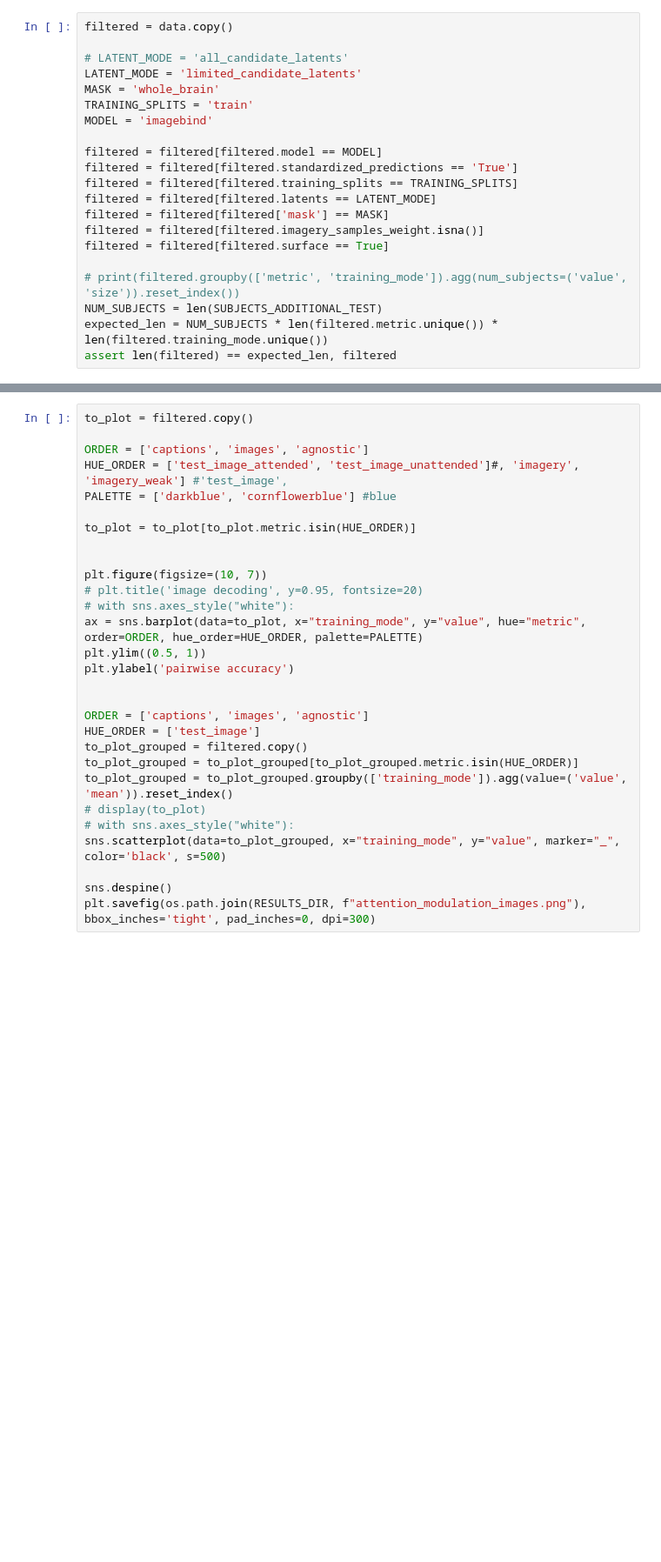
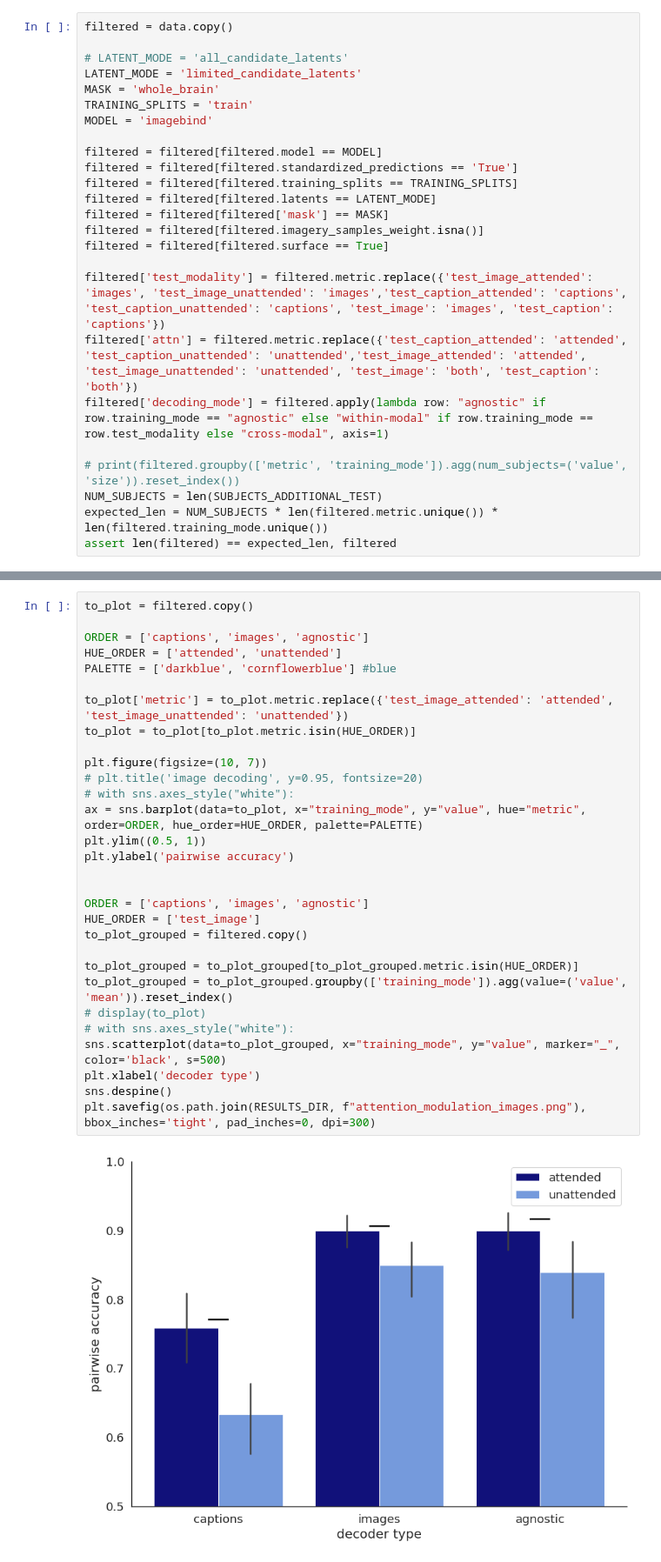
Before and after one commit to mitjanikolaus/multimodal_decoding, a Jupyter notebook: notebooks/analysis_attention_modulation.ipynb, the cells around one changed output, grey strips where cells are left out. Shown at 87% size. Drawn from its saved outputs; the diff is of its cells as text; blank space fills up the shorter version.

```diff
--- a/notebooks/analysis_attention_modulation.ipynb
+++ b/notebooks/analysis_attention_modulation.ipynb
@@ -65,6 +99,10 @@ filtered = filtered[filtered['mask'] == MASK]
 filtered = filtered[filtered.imagery_samples_weight.isna()]
 filtered = filtered[filtered.surface == True]
 
+filtered['test_modality'] = filtered.metric.replace({'test_image_attended': 'images', 'test_image_unattended': 'images','test_caption_attended': 'captions', 'test_caption_unattended': 'captions', 'test_image': 'images', 'test_caption': 'captions'})
+filtered['attn'] = filtered.metric.replace({'test_caption_attended': 'attended', 'test_caption_unattended': 'unattended','test_image_attended': 'attended', 'test_image_unattended': 'unattended', 'test_image': 'both', 'test_caption': 'both'})
+filtered['decoding_mode'] = filtered.apply(lambda row: "agnostic" if row.training_mode == "agnostic" else "within-modal" if row.training_mode == row.test_modality else "cross-modal", axis=1)
+
 # print(filtered.groupby(['metric', 'training_mode']).agg(num_subjects=('value', 'size')).reset_index())
 NUM_SUBJECTS = len(SUBJECTS_ADDITIONAL_TEST)
 expected_len = NUM_SUBJECTS * len(filtered.metric.unique()) * len(filtered.training_mode.unique())
@@ -72,29 +112,32 @@ assert len(filtered) == expected_len, filtered
 # %%
 to_plot = filtered.copy()
 
 ORDER = ['captions', 'images', 'agnostic']
-HUE_ORDER = ['test_image_attended', 'test_image_unattended']#, 'imagery', 'imagery_weak'] #'test_image',
+HUE_ORDER = ['attended', 'unattended']
 PALETTE = ['darkblue', 'cornflowerblue'] #blue
 
+to_plot['metric'] = to_plot.metric.replace({'test_image_attended': 'attended', 'test_image_unattended': 'unattended'})
 to_plot = to_plot[to_plot.metric.isin(HUE_ORDER)]
-
 
 plt.figure(figsize=(10, 7))
 # plt.title('image decoding', y=0.95, fontsize=20)
 # with sns.axes_style("white"):
 ax = sns.barplot(data=to_plot, x="training_mode", y="value", hue="metric", order=ORDER, hue_order=HUE_ORDER, palette=PALETTE)
 plt.ylim((0.5, 1))
 plt.ylabel('pairwise accuracy')
 
 
 ORDER = ['captions', 'images', 'agnostic']
 HUE_ORDER = ['test_image']
 to_plot_grouped = filtered.copy()
+
 to_plot_grouped = to_plot_grouped[to_plot_grouped.metric.isin(HUE_ORDER)]
 to_plot_grouped = to_plot_grouped.groupby(['training_mode']).agg(value=('value', 'mean')).reset_index()
 # display(to_plot)
 # with sns.axes_style("white"):
 sns.scatterplot(data=to_plot_grouped, x="training_mode", y="value", marker="_", color='black', s=500)
-
+plt.xlabel('decoder type')
 sns.despine()
 plt.savefig(os.path.join(RESULTS_DIR, f"attention_modulation_images.png"), bbox_inches='tight', pad_inches=0, dpi=300)
+# %% [output]
+[figure, added]
```
Also changed, not shown: parts of 20 cells of this notebook, 1 other file.
